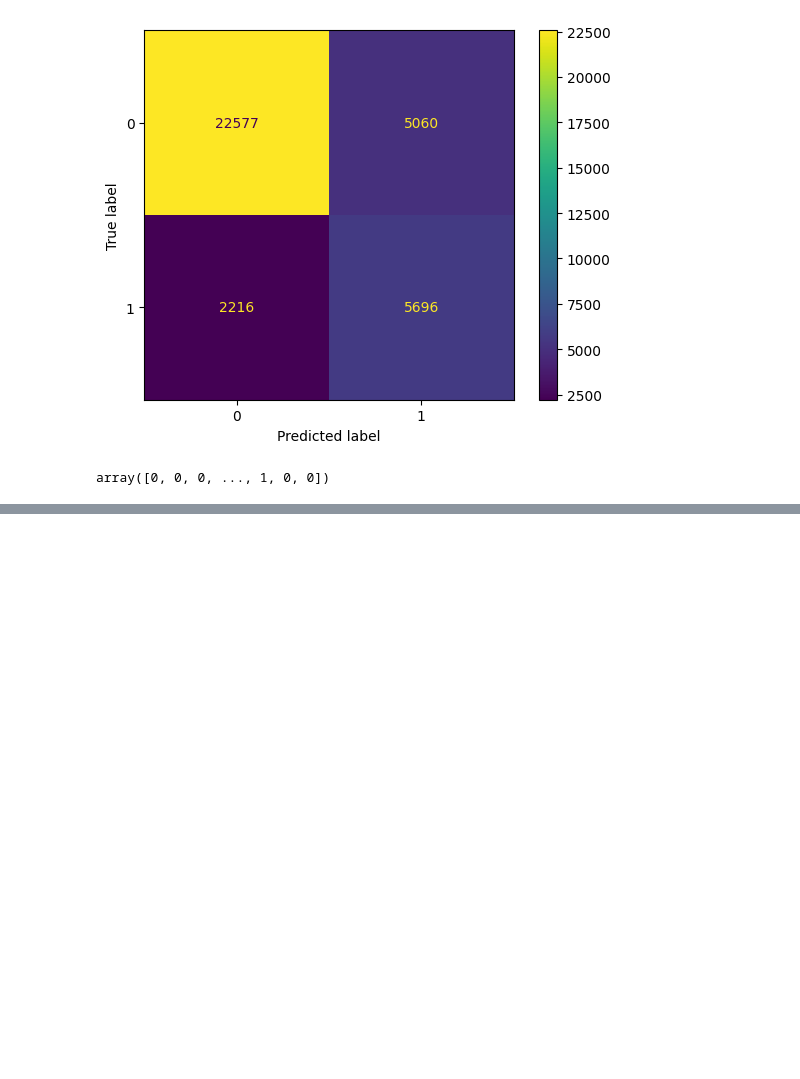
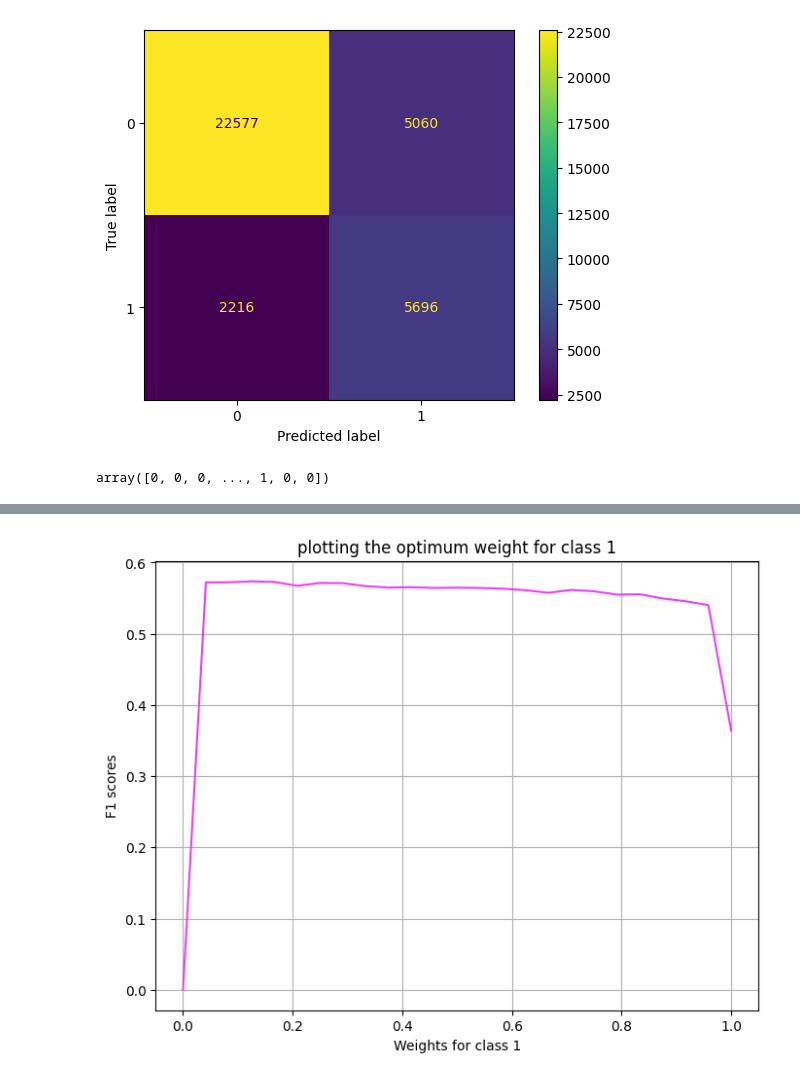
Before and after one commit to Itai1991Ortner/Rain_in_Australia, a Jupyter notebook: rain.ipynb, the cells around one changed output, grey strips where cells are left out. Drawn from its saved outputs; the diff is of its cells as text; code cells hidden in the pictures; blank space fills up the shorter version.

```diff
--- a/rain.ipynb
+++ b/rain.ipynb
@@ -452,0 +465,4 @@ array([0, 0, 0, ..., 1, 0, 0])
+# %%
+from sklearn.ensemble import RandomForestClassifier
+rf=RandomForestClassifier()
+rf.get_params()
@@ -452,0 +489,27 @@ array([0, 0, 0, ..., 1, 0, 0])
+# %%
+def rf_weights_optimizer(X_train,y_train,X_val,y_val):
+    """class_weight plot do like an elbow method to find the optimization"""
+    weights_list=[]
+    for i in np.linspace(0,1,25):
+        rf=RandomForestClassifier(random_state=42,class_weight={0:1-i,1:i})
+
+        rf.fit(X_train,y_train)
+        y_pred=rf.predict(X_val)
+
+        score=f1_score(y_val,y_pred)
+        weights_list.append(score)
+
+    return weights_list
+
+
+weight_score_list=rf_weights_optimizer(X_train_model,y_train,X_val_model,y_val)
+# %%
+plt.figure(figsize=(8,6),dpi=100)
+sns.lineplot(x=np.linspace(0,1,25),y=weight_score_list,color='#ED3EF7')
+plt.title('plotting the optimum weight for class 1')
+plt.xlabel('Weights for class 1')
+plt.ylabel('F1 scores')
+plt.grid()
+plt.show()
+# %% [output]
+[figure, added]
```
Also changed, not shown: parts of 17 cells of this notebook.
